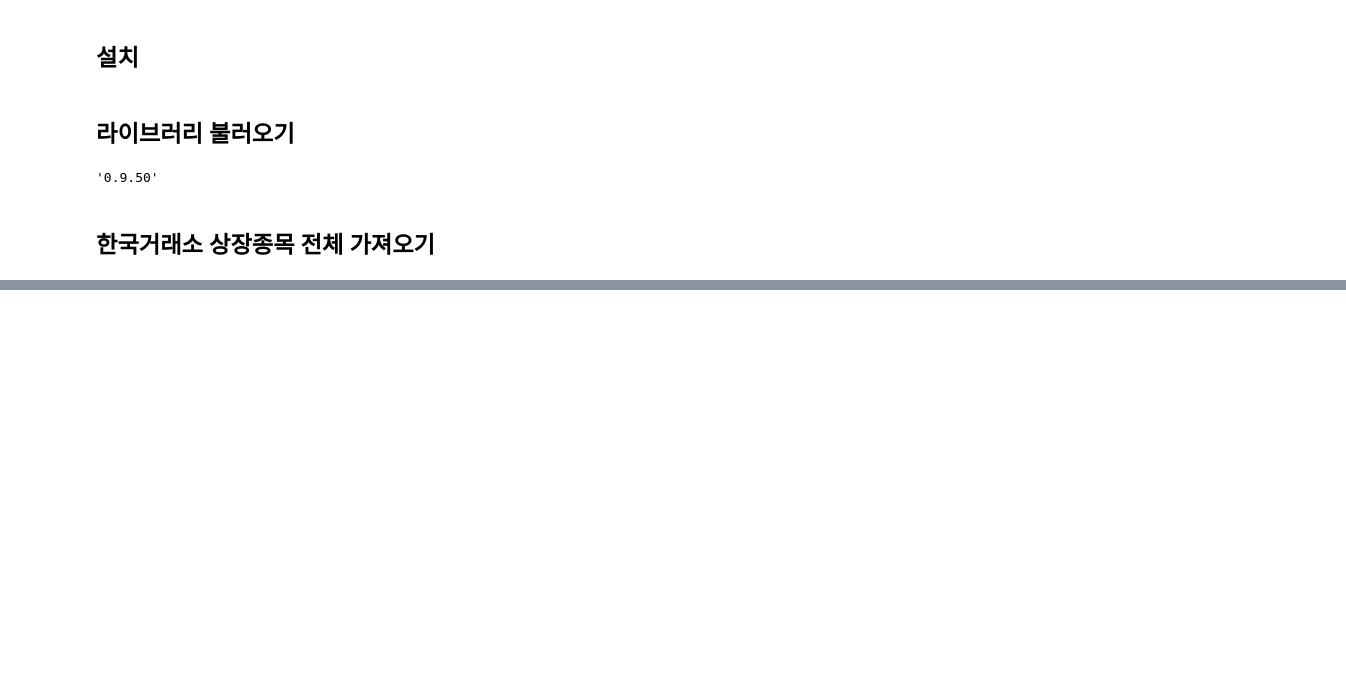
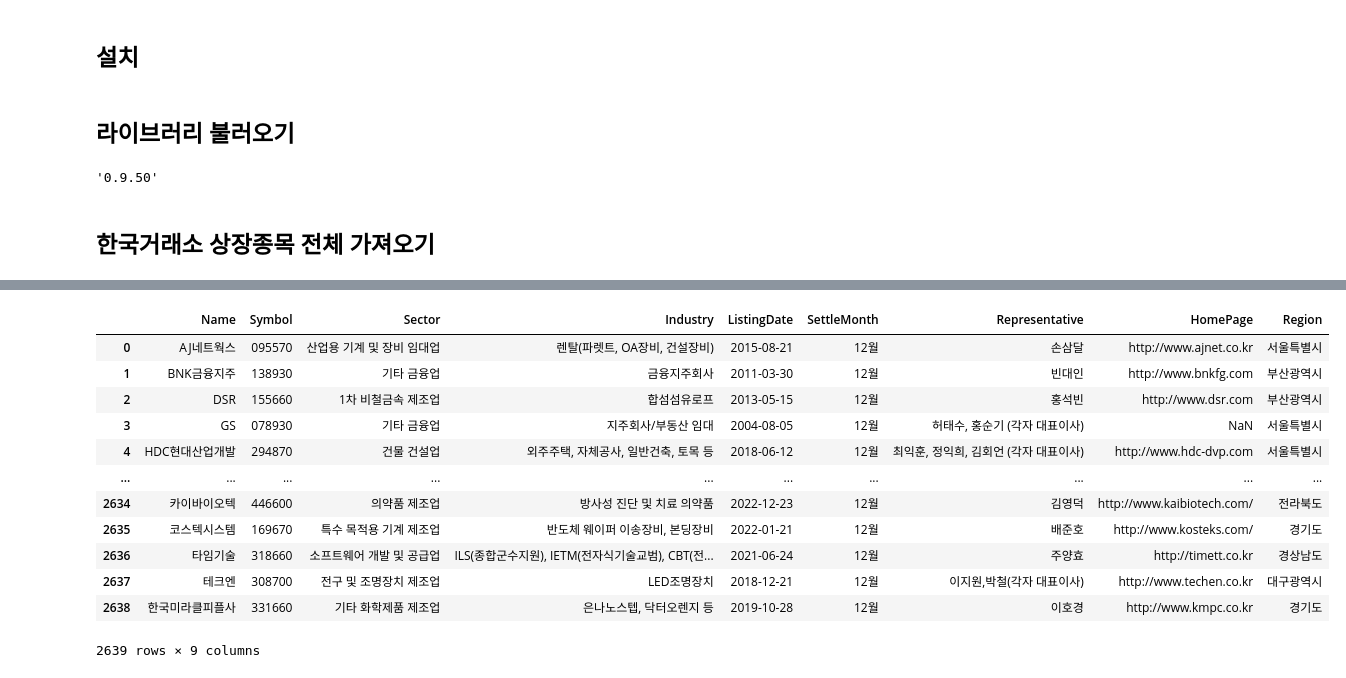
Before and after one commit to jamjamzo/finance-data-analysis, a Jupyter notebook: 2.1 FinanceDataReader를 통한 상장종목 전체 불러오기-input.ipynb, the cells around one changed output, grey strips where cells are left out. Cells and saved outputs as stored; diff of their text form; code cells hidden in the pictures; blank space fills up the shorter version.

```diff
--- a/2.1 FinanceDataReader를 통한 상장종목 전체 불러오기-input.ipynb
+++ b/2.1 FinanceDataReader를 통한 상장종목 전체 불러오기-input.ipynb
@@ -82,0 +134,26 @@ fdr.StockListing("NYSE")
+# %%
+import pandas as pd
+
+url = 'http://kind.krx.co.kr/corpgeneral/corpList.do?method=download&searchType=13'
+df_listing = pd.read_html(url, header=0)[0]
+cols_ren = {'회사명':'Name', '종목코드':'Symbol', '업종':'Sector', '주요제품':'Industry',
+                    '상장일':'ListingDate', '결산월':'SettleMonth',  '대표자명':'Representative',
+                    '홈페이지':'HomePage', '지역':'Region', }
+df_krx = df_listing.rename(columns = cols_ren)
+df_krx['Symbol'] = df_krx['Symbol'].apply(lambda x: '{:06d}'.format(x))
+df_krx['ListingDate'] = pd.to_datetime(df_krx['ListingDate'])
+df_krx
+# %% [output]
+|  | Name | Symbol | Sector | Industry | ListingDate | SettleMonth | Representative | HomePage | Region |
+| 0 | AJ네트웍스 | 095570 | 산업용 기계 및 장비 임대업 | 렌탈(파렛트, OA장비, 건설장비) | 2015-08-21 | 12월 | 손삼달 | http://www.ajnet.co.kr | 서울특별시 |
+| 1 | BNK금융지주 | 138930 | 기타 금융업 | 금융지주회사 | 2011-03-30 | 12월 | 빈대인 | http://www.bnkfg.com | 부산광역시 |
+| 2 | DSR | 155660 | 1차 비철금속 제조업 | 합섬섬유로프 | 2013-05-15 | 12월 | 홍석빈 | http://www.dsr.com | 부산광역시 |
+| 3 | GS | 078930 | 기타 금융업 | 지주회사/부동산 임대 | 2004-08-05 | 12월 | 허태수, 홍순기 (각자 대표이사) | NaN | 서울특별시 |
+| 4 | HDC현대산업개발 | 294870 | 건물 건설업 | 외주주택, 자체공사, 일반건축, 토목 등 | 2018-06-12 | 12월 | 최익훈, 정익희, 김회언 (각자 대표이사) | http://www.hdc-dvp.com | 서울특별시 |
+| ... | ... | ... | ... | ... | ... | ... | ... | ... | ... |
+| 2634 | 카이바이오텍 | 446600 | 의약품 제조업 | 방사성 진단 및 치료 의약품 | 2022-12-23 | 12월 | 김영덕 | http://www.kaibiotech.com/ | 전라북도 |
+| 2635 | 코스텍시스템 | 169670 | 특수 목적용 기계 제조업 | 반도체 웨이퍼 이송장비, 본딩장비 | 2022-01-21 | 12월 | 배준호 | http://www.kosteks.com/ | 경기도 |
+| 2636 | 타임기술 | 318660 | 소프트웨어 개발 및 공급업 | ILS(종합군수지원), IETM(전자식기술교범), CBT(전... | 2021-06-24 | 12월 | 주양효 | http://timett.co.kr | 경상남도 |
+| 2637 | 테크엔 | 308700 | 전구 및 조명장치 제조업 | LED조명장치 | 2018-12-21 | 12월 | 이지원,박철(각자 대표이사) | http://www.techen.co.kr | 대구광역시 |
+| 2638 | 한국미라클피플사 | 331660 | 기타 화학제품 제조업 | 은나노스텝, 닥터오렌지 등 | 2019-10-28 | 12월 | 이호경 | http://www.kmpc.co.kr | 경기도 |
+2639 rows × 9 columns
```
Also changed, not shown: parts of 14 cells of this notebook, 2 other files.
